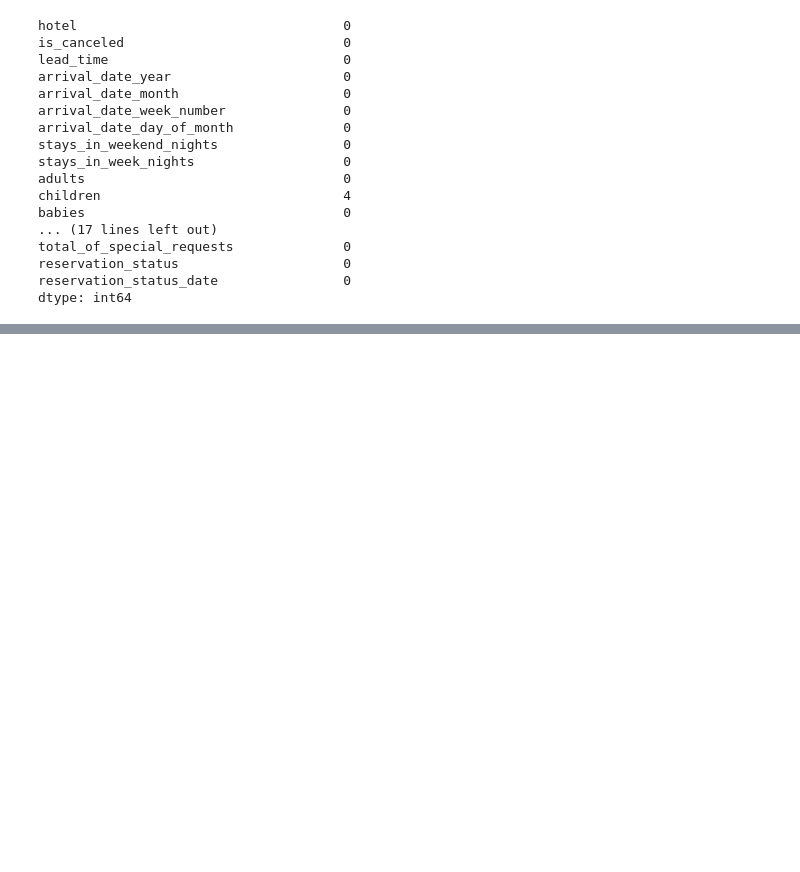
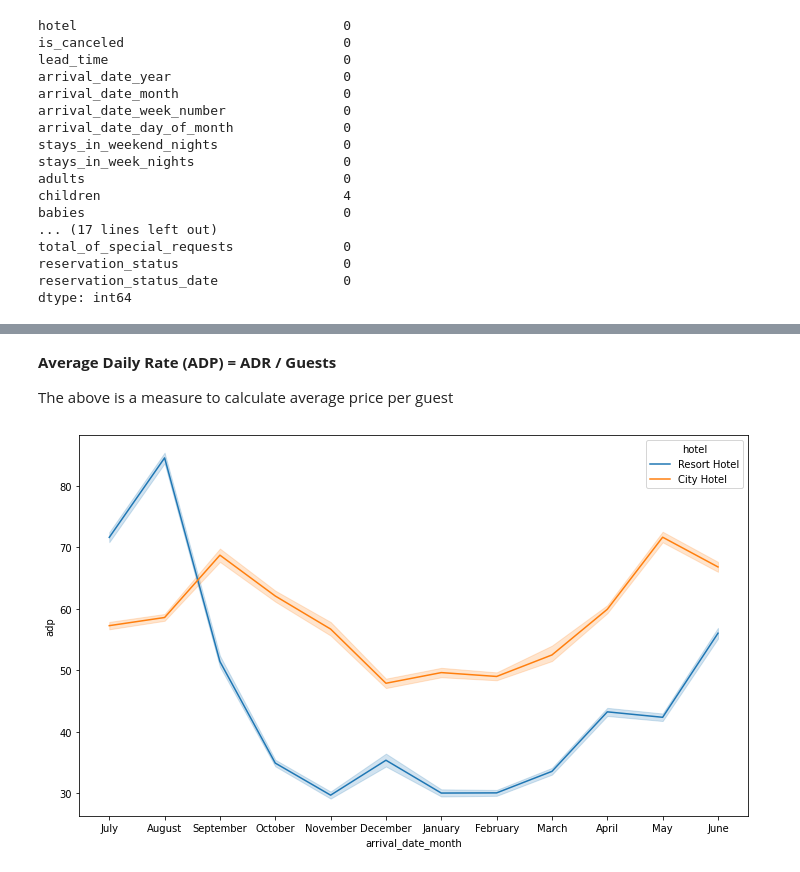
Before and after one commit to lawrencedhar/EDA-Hotel_Booking_Analysis, a Jupyter notebook: Hotel_Booking_Analysis_Capstone_Project.ipynb, the cells around one changed output, grey strips where cells are left out. Drawn from its saved outputs; the diff is of its cells as text; code cells hidden in the pictures; blank space fills up the shorter version.

```diff
--- a/Hotel_Booking_Analysis_Capstone_Project.ipynb
+++ b/Hotel_Booking_Analysis_Capstone_Project.ipynb
@@ -130,0 +521,14 @@ dtype: int64
+# %% [markdown]
+**Average Daily Rate (ADP) = ADR / Guests**
+
+The above is a measure to calculate average price per guest
+# %%
+# Average daily rate per person ADP = ADR / Guests.
+df["adp"]=df["adr"] / df["guests"]
+# %%
+# line plot for adp.
+plt.figure(figsize=(12,7))
+sns.lineplot(x="arrival_date_month",y="adp",hue="hotel",data=df)
+plt.show()
+# %% [output]
+[figure, added]
```
Also changed, not shown: parts of 125 cells of this notebook.
